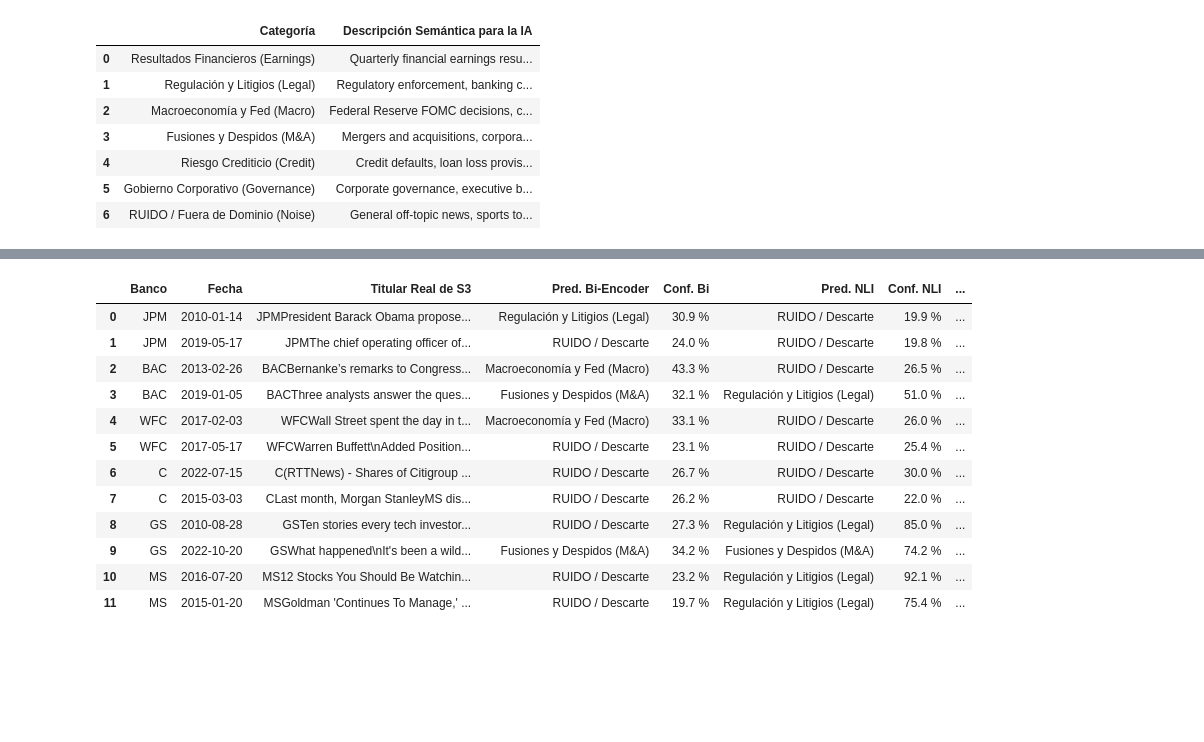
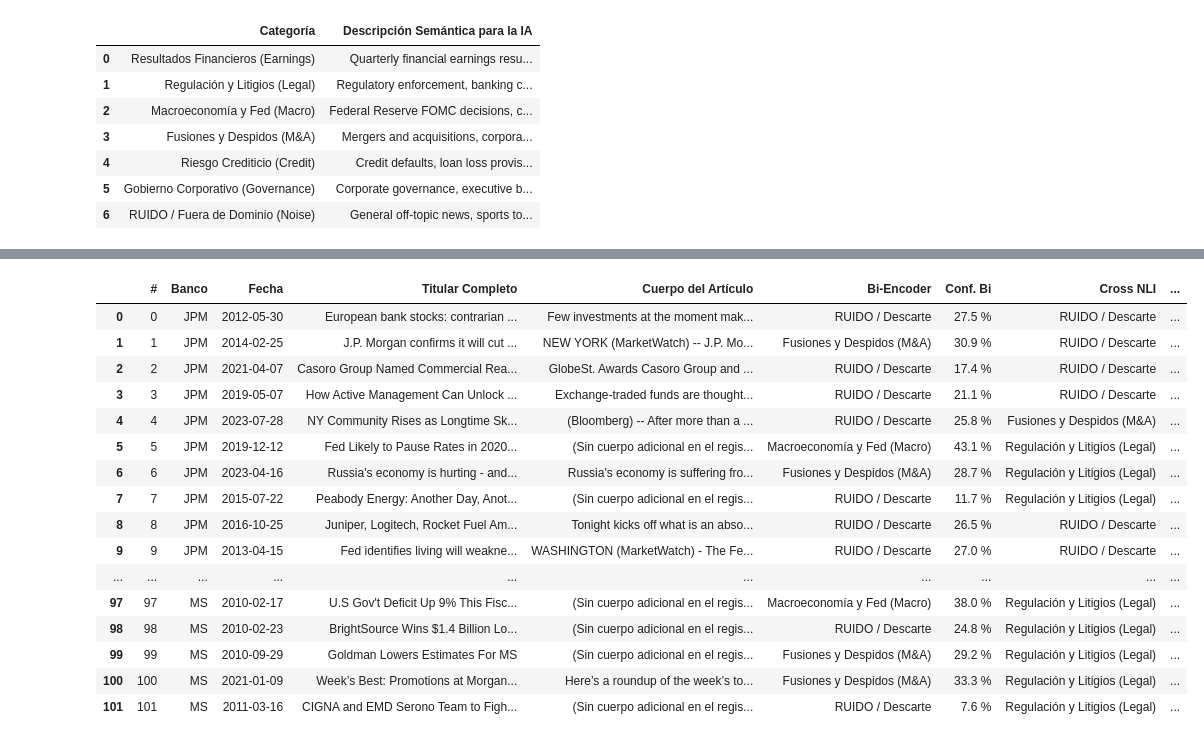
Before and after one commit to ArturoCarrilloJimenez/TFM-Master, a Jupyter notebook: src/notebooks/zero_shot_classification_pilot.ipynb, the cells around one changed output, grey strips where cells are left out. Drawn from its saved outputs; the diff is of its cells as text; code cells hidden in the pictures; blank space fills up the shorter version.

Commit message:
ejemplo de 100 noticas con su inferencia

```diff
--- a/src/notebooks/zero_shot_classification_pilot.ipynb
+++ b/src/notebooks/zero_shot_classification_pilot.ipynb
@@ -185,23 +160,24 @@ Descargamos directamente del Data Lake (`raw/huggingface/multisource_bancos_2010
 # %%
-async def descargar_muestras_s3(por_banco: int = 2) -> pd.DataFrame:
-    """Descarga noticias reales desde Cloudflare R2 / S3."""
+async def descargar_100_noticias_s3(por_banco: int = 17) -> pd.DataFrame:
+    """Descarga noticias reales estratificadas de S3/R2 con su texto y artículo completo."""
     repo = get_storage_repository()
     key = "raw/huggingface/multisource_bancos_2010_2023.parquet"
     print(f"[S3] Conectando al Data Lake ({repo.bucket_name})...")
-
     data = await repo.get(key)
     await repo.close()
 
     table = pq.read_table(io.BytesIO(data), columns=["ticker", "date", "title", "article", "text"])
     df = table.to_pandas()
-    print(f"[OK] {len(df):,} noticias reales disponibles en el Data Lake.")
+    print(f"[OK] Data Lake cargado ({len(df):,} noticias disponibles).")
 
     bancos = ["JPM", "BAC", "WFC", "C", "GS", "MS"]
     muestras = []
     for b in bancos:
         sub = df[df["ticker"] == b]
-        muestras.append(sub.sample(por_banco, random_state=123))
-    return pd.concat(muestras).reset_index(drop=True)
+        muestras.append(sub.sample(min(por_banco, len(sub)), random_state=42))
+
+    df_total = pd.concat(muestras).reset_index(drop=True)
+    return df_total
 
 # Descarga segura y compatible con Jupyter:
 try:
@@ -210,29 +186,44 @@ try:
 except ImportError:
     pass
 
-df_reales_s3 = asyncio.run(descargar_muestras_s3(por_banco=2))
+df_100_s3 = asyncio.run(descargar_100_noticias_s3(por_banco=17))
+print(f"[OK] Total noticias descargadas para validación completa: {len(df_100_s3)}\n")
 
-# Comparar ambos modelos sobre las noticias reales de S3:
-comparativa_real = []
-for _, row in df_reales_s3.iterrows():
-    tit = f"{(row["ticker"] + row["article"] + row["text"])[:400]}".strip()
-    r_bi = predecir_bi_encoder(tit)
-    r_nli = predecir_nli(tit)
+# Configurar Pandas para mostrar TODO EL TEXTO ÍNTEGRO SIN CORTES NI PUNTOS SUSPENSIVOS
+pd.set_option("display.max_rows", 150)
+pd.set_option("display.max_colwidth", None)  # <-- Elimina cualquier truncamiento de texto
+pd.set_option("display.width", None)
 
-    comparativa_real.append({
+print("Evaluando las noticias en ambos modelos (Bi-Encoder + NLI)...")
+t_inicio_100 = time.time()
+filas_pantalla = []
+
+for idx, row in df_100_s3.iterrows():
+    titular = str(row["title"]).strip()
+    cuerpo = str(row.get("article", row.get("text", ""))).strip()
+    texto_completo = f"{titular}. {cuerpo[:400]}".strip()
+
+    r_bi = predecir_bi_encoder(texto_completo)
+    r_nli = predecir_nli(texto_completo)
+
+    filas_pantalla.append({
+        "#": idx,
         "Banco": row["ticker"],
         "Fecha": str(row["date"])[:10],
-        "Titular Real de S3": tit,
-        "Pred. Bi-Encoder": r_bi["categoria"],
+        "Titular Completo": titular,  # <-- Titular 100% íntegro
+        "Cuerpo del Artículo": cuerpo if cuerpo else "(Sin cuerpo adicional en el registro)", # <-- Artículo íntegro
+        "Bi-Encoder": r_bi["categoria"],
         "Conf. Bi": r_bi["confianza"],
-        "Pred. NLI": r_nli["categoria"],
+        "Cross NLI": r_nli["categoria"],
         "Conf. NLI": r_nli["confianza"],
-        "Pasa a FinBERT": r_bi["pasa_finbert"],
+        "¿Pasa a FinBERT?": r_bi["pasa_finbert"],
         "¿Coinciden?": "SI" if r_bi["categoria"] == r_nli["categoria"] else "DIFIEREN"
     })
 
-df_comp_real = pd.DataFrame(comparativa_real)
-print(f"[RESULTADO] Tasa de Coincidencia Directa en S3: {(df_comp_real['¿Coinciden?'] == 'SI').mean() * 100:.1f}%")
-df_comp_real
+print(f"[OK] Inferencia completada en {time.time() - t_inicio_100:.1f} segundos.\n")
+df_tabla_100 = pd.DataFrame(filas_pantalla)
+
+# Desplegar la tabla completa en pantalla con texto formateado legible
+display(df_tabla_100)
 # %% [output]
 [S3] Conectando al Data Lake (tfm-master-prediccion-bancos-usa)...
@@ -244,13 +238,17 @@ df_comp_real
-|  | Banco | Fecha | Titular Real de S3 | Pred. Bi-Encoder | Conf. Bi | Pred. NLI | Conf. NLI | ... |
-| 0 | JPM | 2010-01-14 | JPMPresident Barack Obama propose... | Regulación y Litigios (Legal) | 30.9 % | RUIDO / Descarte | 19.9 % | ... |
-| 1 | JPM | 2019-05-17 | JPMThe chief operating officer of... | RUIDO / Descarte | 24.0 % | RUIDO / Descarte | 19.8 % | ... |
-| 2 | BAC | 2013-02-26 | BACBernanke’s remarks to Congress... | Macroeconomía y Fed (Macro) | 43.3 % | RUIDO / Descarte | 26.5 % | ... |
-| 3 | BAC | 2019-01-05 | BACThree analysts answer the ques... | Fusiones y Despidos (M&A) | 32.1 % | Regulación y Litigios (Legal) | 51.0 % | ... |
-| 4 | WFC | 2017-02-03 | WFCWall Street spent the day in t... | Macroeconomía y Fed (Macro) | 33.1 % | RUIDO / Descarte | 26.0 % | ... |
-| 5 | WFC | 2017-05-17 | WFCWarren Buffett\nAdded Position... | RUIDO / Descarte | 23.1 % | RUIDO / Descarte | 25.4 % | ... |
-| 6 | C | 2022-07-15 | C(RTTNews) - Shares of Citigroup ... | RUIDO / Descarte | 26.7 % | RUIDO / Descarte | 30.0 % | ... |
-| 7 | C | 2015-03-03 | CLast month, Morgan StanleyMS dis... | RUIDO / Descarte | 26.2 % | RUIDO / Descarte | 22.0 % | ... |
-| 8 | GS | 2010-08-28 | GSTen stories every tech investor... | RUIDO / Descarte | 27.3 % | Regulación y Litigios (Legal) | 85.0 % | ... |
-| 9 | GS | 2022-10-20 | GSWhat happened\nIt's been a wild... | Fusiones y Despidos (M&A) | 34.2 % | Fusiones y Despidos (M&A) | 74.2 % | ... |
-| 10 | MS | 2016-07-20 | MS12 Stocks You Should Be Watchin... | RUIDO / Descarte | 23.2 % | Regulación y Litigios (Legal) | 92.1 % | ... |
-| 11 | MS | 2015-01-20 | MSGoldman 'Continues To Manage,' ... | RUIDO / Descarte | 19.7 % | Regulación y Litigios (Legal) | 75.4 % | ... |
+|  | # | Banco | Fecha | Titular Completo | Cuerpo del Artículo | Bi-Encoder | Conf. Bi | Cross NLI | ... |
+| 0 | 0 | JPM | 2012-05-30 | European bank stocks: contrarian ... | Few investments at the moment mak... | RUIDO / Descarte | 27.5 % | RUIDO / Descarte | ... |
+| 1 | 1 | JPM | 2014-02-25 | J.P. Morgan confirms it will cut ... | NEW YORK (MarketWatch) -- J.P. Mo... | Fusiones y Despidos (M&A) | 30.9 % | RUIDO / Descarte | ... |
+| 2 | 2 | JPM | 2021-04-07 | Casoro Group Named Commercial Rea... | GlobeSt. Awards Casoro Group and ... | RUIDO / Descarte | 17.4 % | RUIDO / Descarte | ... |
+| 3 | 3 | JPM | 2019-05-07 | How Active Management Can Unlock ... | Exchange-traded funds are thought... | RUIDO / Descarte | 21.1 % | RUIDO / Descarte | ... |
+| 4 | 4 | JPM | 2023-07-28 | NY Community Rises as Longtime Sk... | (Bloomberg) -- After more than a ... | RUIDO / Descarte | 25.8 % | Fusiones y Despidos (M&A) | ... |
+| 5 | 5 | JPM | 2019-12-12 | Fed Likely to Pause Rates in 2020... | (Sin cuerpo adicional en el regis... | Macroeconomía y Fed (Macro) | 43.1 % | Regulación y Litigios (Legal) | ... |
+| 6 | 6 | JPM | 2023-04-16 | Russia's economy is hurting - and... | Russia's economy is suffering fro... | Fusiones y Despidos (M&A) | 28.7 % | Regulación y Litigios (Legal) | ... |
+| 7 | 7 | JPM | 2015-07-22 | Peabody Energy: Another Day, Anot... | (Sin cuerpo adicional en el regis... | RUIDO / Descarte | 11.7 % | Regulación y Litigios (Legal) | ... |
+| 8 | 8 | JPM | 2016-10-25 | Juniper, Logitech, Rocket Fuel Am... | Tonight kicks off what is an abso... | RUIDO / Descarte | 26.5 % | RUIDO / Descarte | ... |
+| 9 | 9 | JPM | 2013-04-15 | Fed identifies living will weakne... | WASHINGTON (MarketWatch) - The Fe... | RUIDO / Descarte | 27.0 % | RUIDO / Descarte | ... |
+| ... | ... | ... | ... | ... | ... | ... | ... | ... | ... |
+| 97 | 97 | MS | 2010-02-17 | U.S Gov't Deficit Up 9% This Fisc... | (Sin cuerpo adicional en el regis... | Macroeconomía y Fed (Macro) | 38.0 % | Regulación y Litigios (Legal) | ... |
+| 98 | 98 | MS | 2010-02-23 | BrightSource Wins $1.4 Billion Lo... | (Sin cuerpo adicional en el regis... | RUIDO / Descarte | 24.8 % | Regulación y Litigios (Legal) | ... |
+| 99 | 99 | MS | 2010-09-29 | Goldman Lowers Estimates For MS | (Sin cuerpo adicional en el regis... | Fusiones y Despidos (M&A) | 29.2 % | Regulación y Litigios (Legal) | ... |
+| 100 | 100 | MS | 2021-01-09 | Week’s Best: Promotions at Morgan... | Here’s a roundup of the week’s to... | Fusiones y Despidos (M&A) | 33.3 % | Regulación y Litigios (Legal) | ... |
+| 101 | 101 | MS | 2011-03-16 | CIGNA and EMD Serono Team to Figh... | (Sin cuerpo adicional en el regis... | RUIDO / Descarte | 7.6 % | Regulación y Litigios (Legal) | ... |
```
Also changed, not shown: parts of 16 cells of this notebook.
